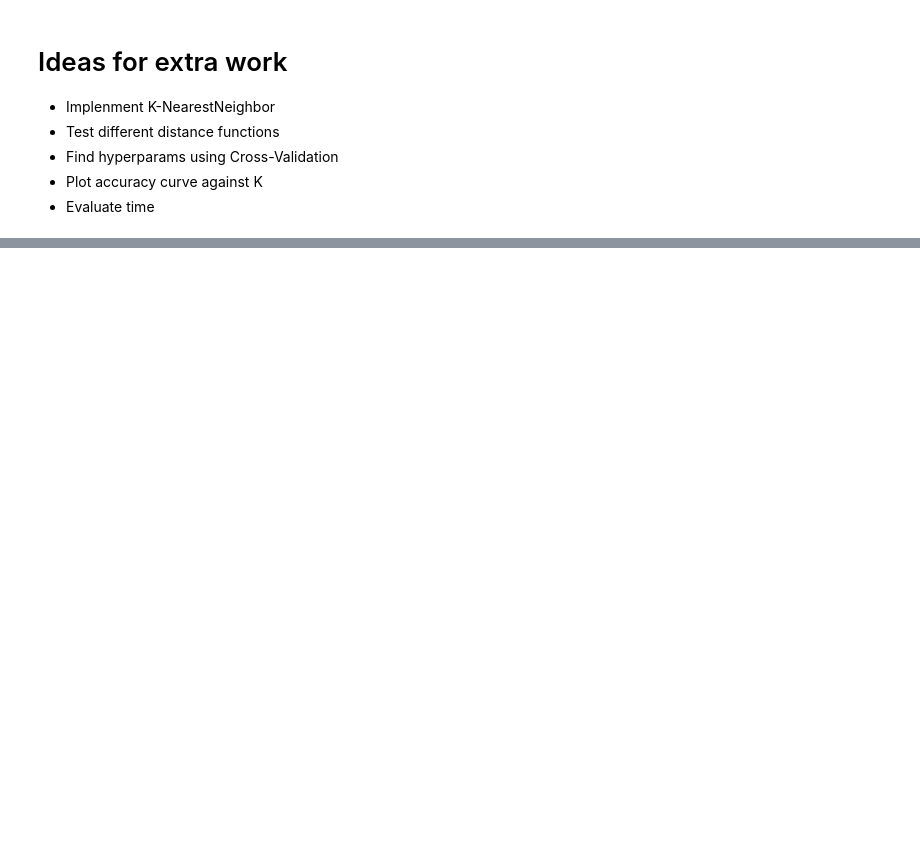
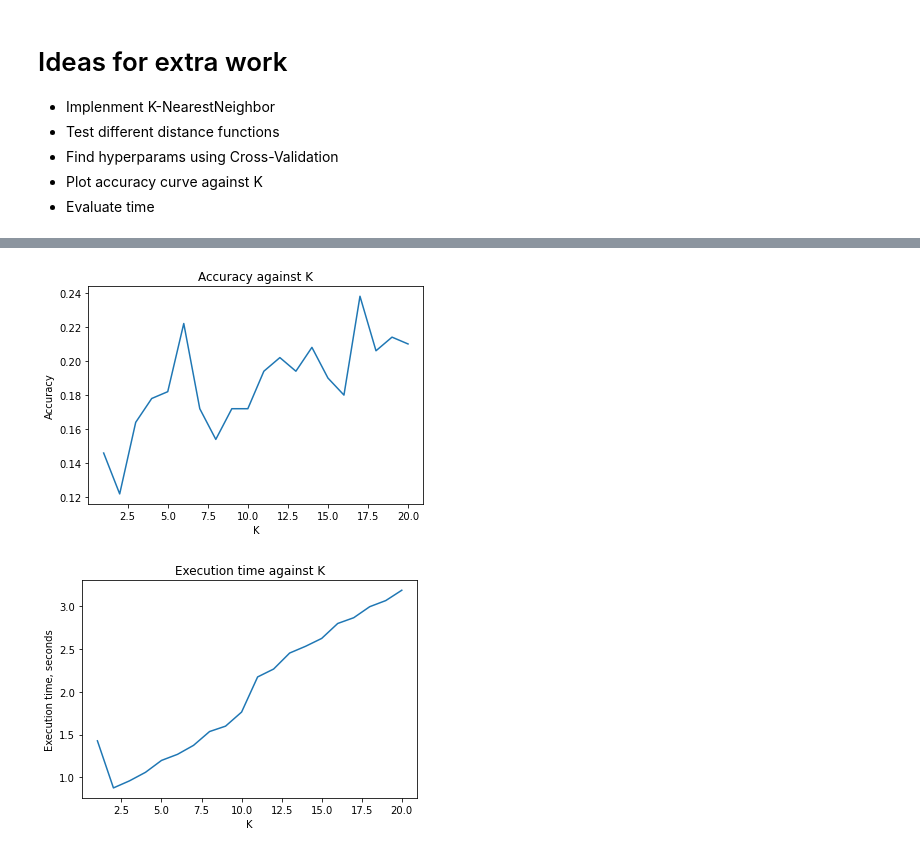
Before and after one commit to asminimulin/cv-course, a Jupyter notebook: 01-image-classification/main.ipynb, the cells around one changed output, grey strips where cells are left out. Drawn from its saved outputs; the diff is of its cells as text; code cells hidden in the pictures; blank space fills up the shorter version.

```diff
--- a/01-image-classification/main.ipynb
+++ b/01-image-classification/main.ipynb
@@ -148,6 +148,9 @@ for i in range(len(Global.CLASS_NAMES)):
 # %% [markdown]
 # Implement NearestNeighbor class
 # %%
+from scipy import stats
+
+
 class NearestNeighbor:
   def __init__(self, neighbors_num: int):
     self.__neighbors_num = neighbors_num
@@ -181,14 +184,19 @@ class NearestNeighbor:
     distances = []
     for class_elements in self.__prediction_basis:
       selected_images = class_elements[np.random.randint(len(class_elements), size=self.__neighbors_num)]
-      class_distances = np.apply_along_axis(lambda img: self.__calculate_distance(image, img), 1, selected_images).sum()
+      class_distances = np.apply_along_axis(lambda img: self._calculate_distance(image, img), 1, selected_images)
       distances.append(class_distances)
-    return np.argmin(distances)
+    distances_array = np.array(distances)
+    nearest_neighbors = np.apply_along_axis(np.argmin, 0, distances_array)
+    return stats.mode(nearest_neighbors)[0][0]
 
 
+  def _calculate_distance(self, first_image: np.array, second_image: np.array) -> int:
+    return ((second_image - first_image)**2).sum()
+
   @staticmethod
-  def __calculate_distance(first_image: np.array, second_image: np.array) -> int:
-    return ((second_image - first_image) ** 2).sum()
+  def create_model(neighbors_num: int):
+    return NearestNeighbor(neighbors_num)
 # %% [markdown]
 ##Perform smoke test
 
@@ -255,0 +306,19 @@ Feel free to describe troubles here.
+# %%
+from scipy import stats
+
+
+class NearestNeighborABS(NearestNeighbor):
+  def __init__(self, neighbors_num):
+    super().__init__(neighbors_num)
+
+  def _calculate_distance(self, first_image: np.array, second_image: np.array) -> int:
+    return (np.abs(second_image - first_image)).sum()
+
+  @staticmethod
+  def create_model(neighbors_num: int):
+    return NearestNeighborABS(neighbors_num)
+# %%
+draw_plots(*measure_model_performance(NearestNeighborABS.create_model, 20))
+# %% [output]
+[figure, added]
+[figure, added]
```
Also changed, not shown: parts of 12 cells of this notebook.
